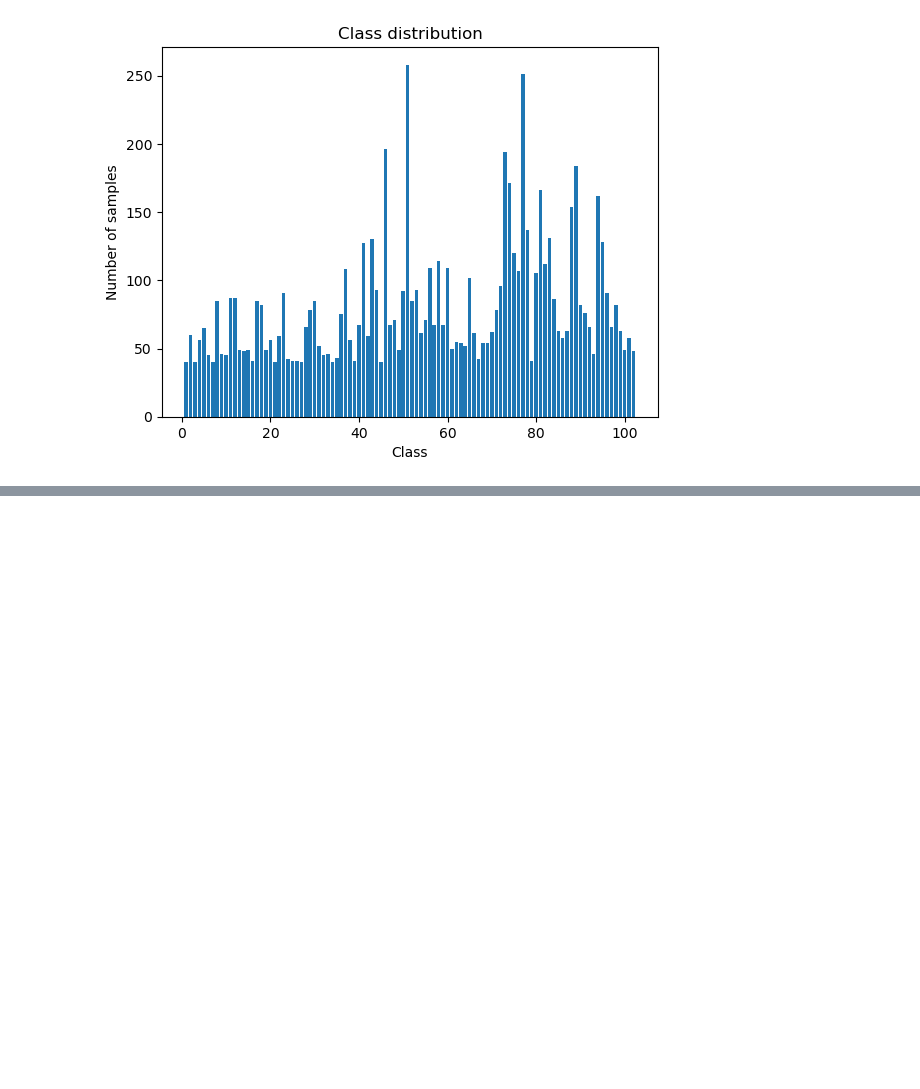
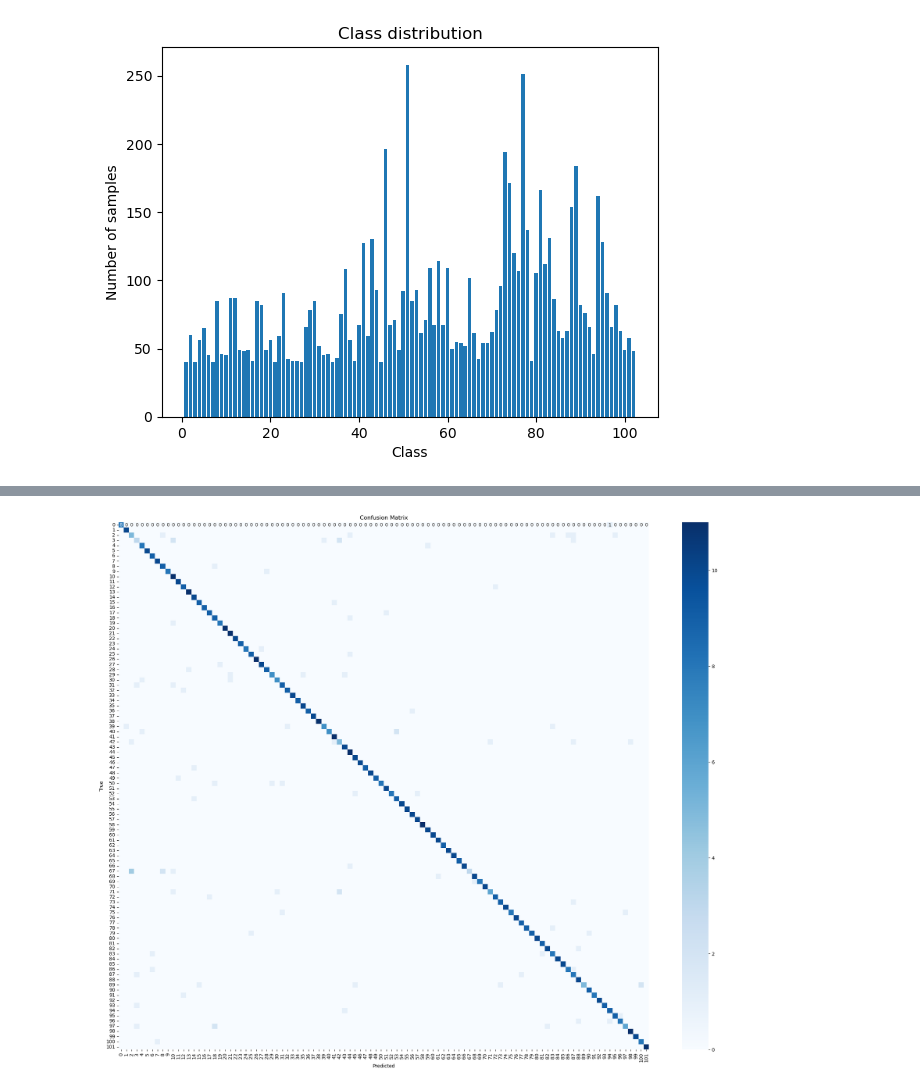
Before and after one commit to Aadhieaswar/resnet50-on-flowers102-challenge, a Jupyter notebook: challenge.ipynb, the cells around one changed output, grey strips where cells are left out. Saved outputs shown, nothing was run; the diff lists cells and outputs as text; code cells hidden in the pictures; blank space fills up the shorter version.

Commit message:
added statistics on the best model

```diff
--- a/challenge.ipynb
+++ b/challenge.ipynb
@@ -46,3 +48,18 @@ resnet50_model = resnet50(pretrained=True)
+# %%
+class FlowersResNet50(nn.Module):
+    def __init__(self, num_classes):
+        super(FlowersResNet50, self).__init__()
+        self.model = resnet50(pretrained=True)
+        num_ftrs = self.model.fc.in_features
+        self.model.fc = nn.Sequential(
+            nn.Dropout(0.5),  # Add dropout for regularization
+            nn.Linear(num_ftrs, num_classes)  # Modify the final layer to match the number of classes
+        )
+
+    def forward(self, x):
+        return self.model(x)
+
+resnet50_model = resnet50(pretrained=True)
 # %%
 # custom dataset class for the flowers dataset
 class FlowersDataset(Dataset):
@@ -160,13 +177,16 @@ val_data_loader = DataLoader(val_dataset, batch_size=32, shuffle=True)
 
 
 num_classes = len(class_counts)
-num_features = resnet50_model.fc.in_features
+# num_features = resnet50_model.fc.in_features
 
-# set the output layer of the model based on the class labels we have
-resnet50_model.fc = nn.Sequential(
-  nn.Dropout(0.5),
-  nn.Linear(num_features, num_classes)
-)
+# # set the output layer of the model based on the class labels we have
+# resnet50_model.fc = nn.Sequential(
+#   nn.Dropout(0.5),
+#   nn.Linear(num_features, num_classes)
+# )
+
+# initialize the resenet50 model made for the flowers dataset
+resnet50_model = FlowersResNet50(num_classes)
 
 # loss function
 loss_fuction = torch.nn.CrossEntropyLoss()
@@ -266,0 +352,11 @@ Validation  ==> Loss: 0.4067 | Acc: 89.51%
+# %%
+# Confusion matrix
+conf_matrix = confusion_matrix(val_labels, val_preds)
+plt.figure(figsize=(25, 20))
+sns.heatmap(conf_matrix, annot=True, fmt='d', cmap='Blues', xticklabels=range(num_classes), yticklabels=range(num_classes))
+plt.xlabel('Predicted')
+plt.ylabel('True')
+plt.title('Confusion Matrix')
+plt.show()
+# %% [output]
+[figure, added]
```
Also changed, not shown: parts of 6 cells of this notebook, 1 other file.
